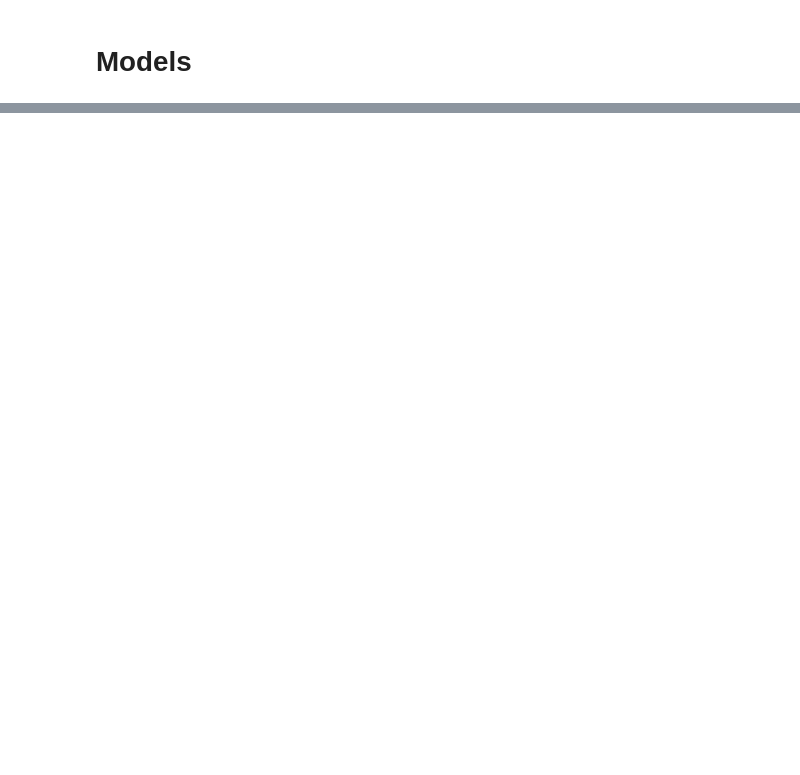
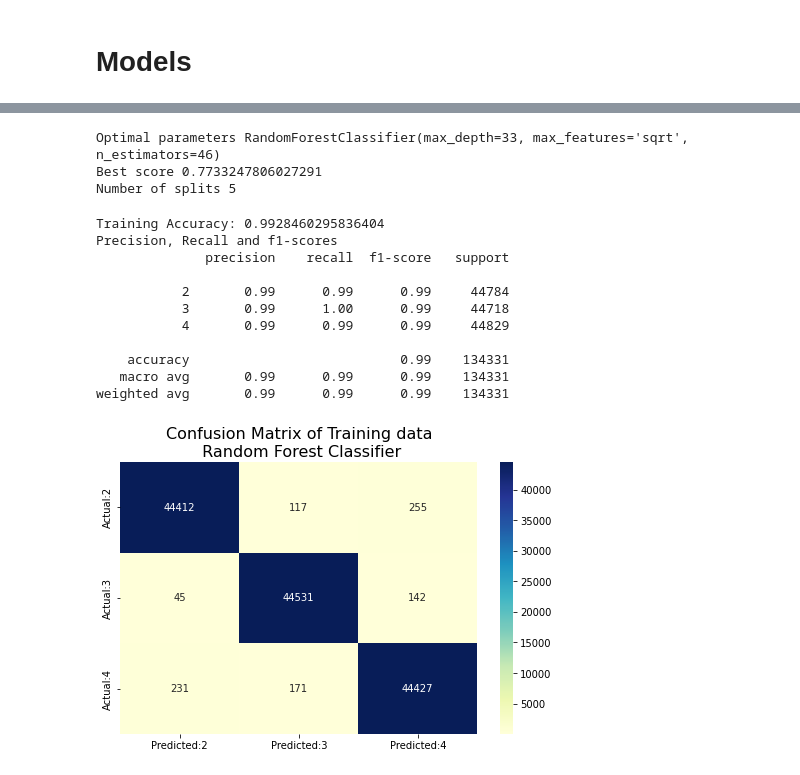
Before and after one commit to Utsav-Patel/USA-Accidents-Severity-Predictions, a Jupyter notebook: Data Exploration.ipynb, the cells around one changed output, grey strips where cells are left out. Cells and saved outputs as stored; diff of their text form; code cells hidden in the pictures; blank space fills up the shorter version.

```diff
--- a/Data Exploration.ipynb
+++ b/Data Exploration.ipynb
@@ -646 +743,9 @@ from imblearn.under_sampling import RandomUnderSampler
 from collections import Counter
+# %%
+# split X, y
+X = balanced_data.drop('Severity', axis=1)
+y= balanced_data['Severity']
+
+# split train, test
+X_train, X_test, y_train, y_test = train_test_split(X, y, test_size=0.02, random_state=91)
+# X_test, X_val, y_test, y_val = train_test_split(X_test, y_test, test_size=0.50, random_state=59)
@@ -646,0 +766,8 @@ from collections import Counter
+# %%
+def plot_confusion_matrix(y_true, y_pred, title):
+    confmat = confusion_matrix(y_true=y_true, y_pred=y_pred)
+    conf_matrix = pd.DataFrame(data=confmat, columns=['Predicted:2', 'Predicted:3', 'Predicted:4'],
+                               index=['Actual:2', 'Actual:3', 'Actual:4'])
+    plt.figure(figsize = (8,5))
+    sns.heatmap(conf_matrix, annot=True,fmt='d',cmap="YlGnBu").set_title(title, fontsize=16)
+    plt.show()
@@ -646,0 +779,7 @@ from collections import Counter
+# %%
+def print_matrix_plot_confusion_matrix(best_estimator, X, y, title, val):
+    y_pred = best_estimator.predict(X)
+    print(val + ' Accuracy:', accuracy_score(y, y_pred))
+    print('Precision, Recall and f1-scores')
+    print(classification_report(y, y_pred))
+    plot_confusion_matrix(y, y_pred, title)
@@ -646,0 +788,7 @@ from collections import Counter
+# %%
+random_forest_classifier = RandomForestClassifier()
+grid = {'n_estimators': np.arange(20, 100, 1),
+        'max_features': ['auto','sqrt', 'log2'],
+        'max_depth': np.arange(1, 40, 1)}
+rscv_rfc = RandomizedSearchCV(random_forest_classifier, grid, n_iter=50, cv=5, n_jobs=8, scoring='f1_weighted')
+rscv_rfc.fit(X_train, y_train)
@@ -646,0 +807,22 @@ from collections import Counter
+# %%
+print_things_about_estimators(rscv_rfc)
+# %% [output]
+Optimal parameters RandomForestClassifier(max_depth=33, max_features='sqrt', n_estimators=46)
+Best score 0.7733247806027291
+Number of splits 5
+# %%
+print_matrix_plot_confusion_matrix(rscv_rfc.best_estimator_, X_train, y_train,
+                                   "Confusion Matrix of Training data\n Random Forest Classifier", "Training")
+# %% [output]
+Training Accuracy: 0.9928460295836404
+Precision, Recall and f1-scores
+              precision    recall  f1-score   support
+
+           2       0.99      0.99      0.99     44784
+           3       0.99      1.00      0.99     44718
+           4       0.99      0.99      0.99     44829
+
+    accuracy                           0.99    134331
+   macro avg       0.99      0.99      0.99    134331
+weighted avg       0.99      0.99      0.99    134331
+[figure, added]
```
Also changed, not shown: parts of 60 cells of this notebook.
